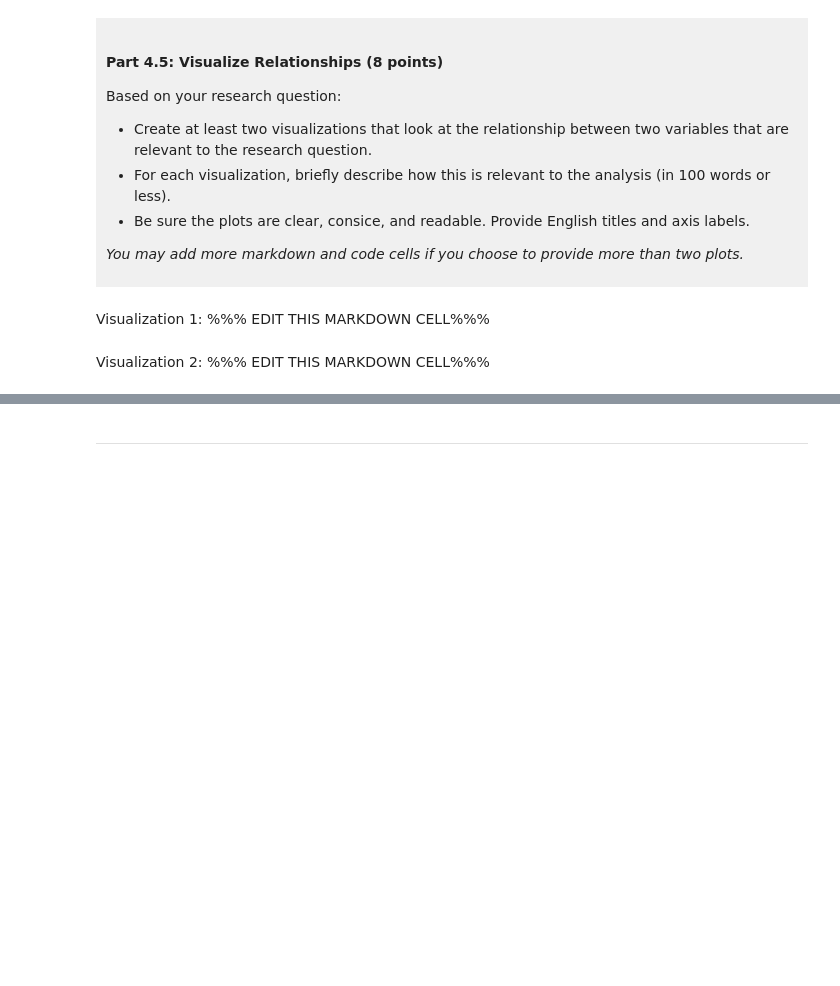
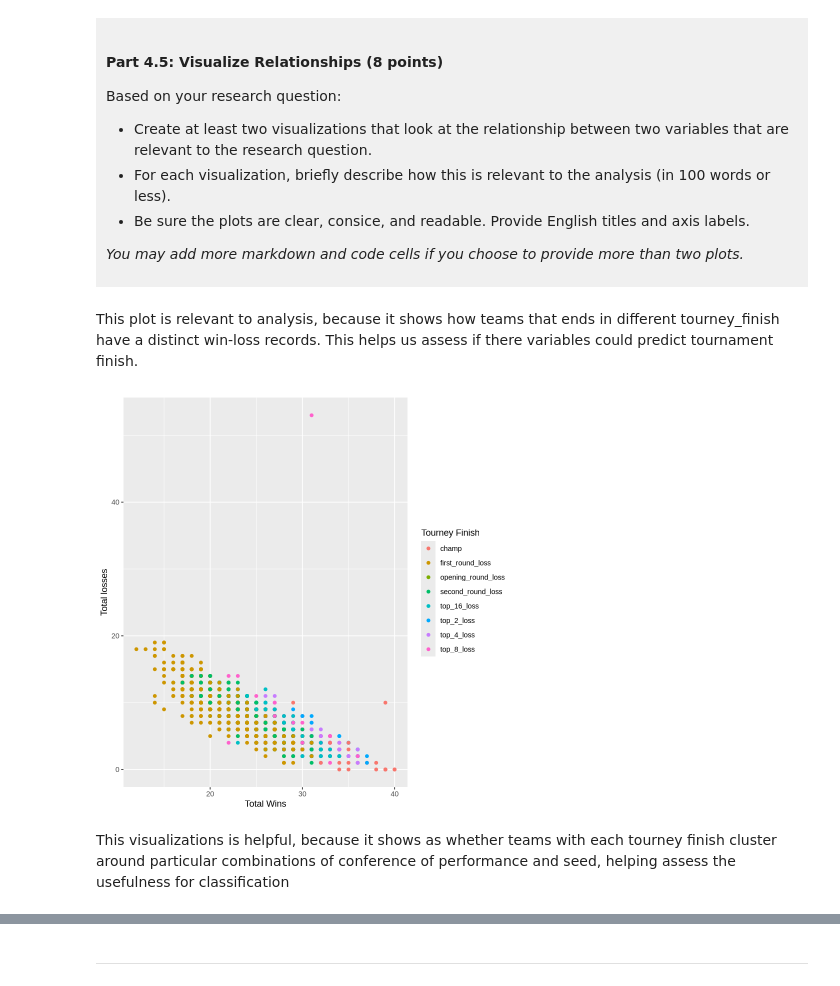
Before and after one commit to tkhtkwhr9135-cmyk/dsci-100-project-takehito-kawahara, a Jupyter notebook: dsci-100-project-notebook.ipynb, the cells around one changed output, grey strips where cells are left out. Cells and saved outputs as stored; diff of their text form; code cells hidden in the pictures; blank space fills up the shorter version.

```diff
--- a/dsci-100-project-notebook.ipynb
+++ b/dsci-100-project-notebook.ipynb
@@ -312,9 +395,18 @@ Based on your research question:
 *You may add more markdown and code cells if you choose to provide more than two plots.*
 </div>
 # %% [markdown]
-Visualization 1: %%% EDIT THIS MARKDOWN CELL%%%
+This plot is relevant to analysis, because it shows how teams that ends in different tourney_finish have a distinct win-loss records.
+This helps us assess if there variables could predict tournament finish.
 # %%
-### EDIT THIS CODE CELL FOR VISUALIZATION 1###
+
+winloss_scatter <-
+    ggplot(tidy_data, aes(x = total_wins, y = total_losses, color = tourney_finish)) +
+    geom_point() +
+    labs(x = "Total Wins", y = "Total losses", color = "Tourney Finish")
+
+winloss_scatter
+# %% [output]
+[figure, added]
 # %% [markdown]
-Visualization 2: %%% EDIT THIS MARKDOWN CELL%%%
+This visualizations is helpful, because it shows as whether teams with each tourney finish cluster around particular combinations of conference of performance and seed, helping assess the usefulness for classification
 # %%
```
Also changed, not shown: parts of 10 cells of this notebook.
